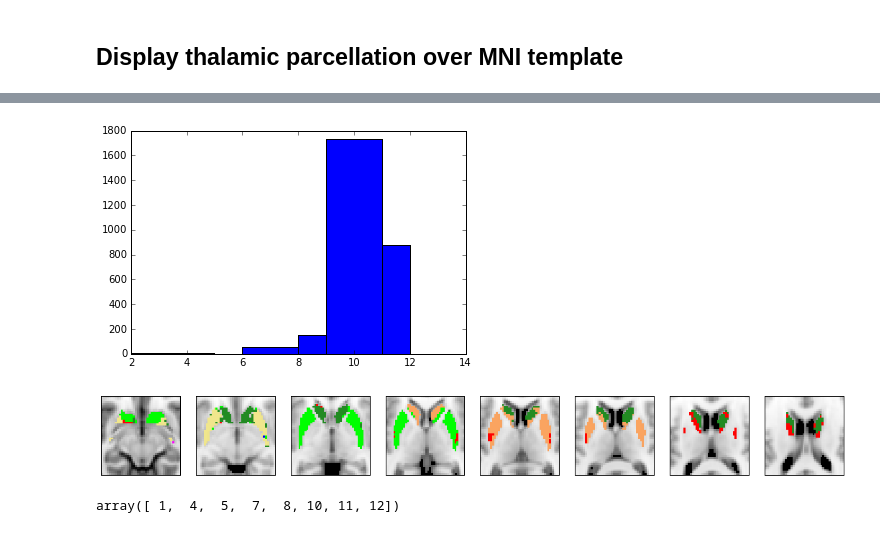
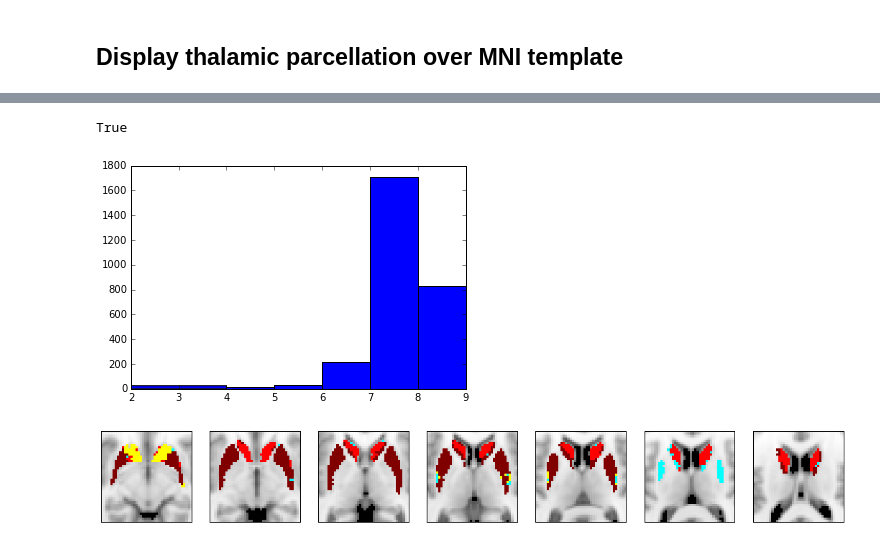
Before and after one commit to kaihwang/FuncParcel, a Jupyter notebook: Visualize Parcellation.ipynb, the cells around one changed output, grey strips where cells are left out. Saved outputs shown, nothing was run; the diff lists cells and outputs as text; code cells hidden in the pictures.

```diff
--- a/Visualize Parcellation.ipynb
+++ b/Visualize Parcellation.ipynb
@@ -16,7 +15,7 @@ path_to_adjmat = 'Data/ThalamoCorticalAveMat'
 path_to_list_of_subcorticalcortical_ROIs = 'Data/Thalamocortical_ROIs_index'
 path_to_list_of_subcortical_voxels = 'Data/Thalamic_voxel_index'
 path_to_list_of_cortical_ROIs ='Data/Cortical_ROI_index'
-path_to_Cortical_CI = 'Data/MGH_CI'
+path_to_Cortical_CI = 'Data/MGH_CIv2'
 
 #call function
 Thalamocalcortical_Targets, Thalamo_ParcelCIs = FuncParcel.parcel_subcortical_network(path_to_adjmat, \
@@ -56,9 +57,8 @@ MNI_data = MNI_data.swapaxes(0,1)
 Mask = Mask.swapaxes(0,1)
 
 # some plot setting (colormap), interplotation..
-#['red', 'aqua', 'aqua', 'blue', 'fuchsia', 'yellow', 'maroon', 'orange', 'orange', 'sandybrown', 'khaki', 'forestgreen']
-cmap = colors.ListedColormap(['red', 'aqua', 'aqua', 'blue', 'fuchsia', 'yellow', 'maroon', 'orange', 'orange', 'sandybrown', 'khaki', 'forestgreen'])
-#[[120,18,134], [70,130,180], [0,118,14], [196, 58, 250],[220, 248, 164], [230, 148, 34],[205,62,78]]
+cmap = colors.ListedColormap(['blue', 'cyan', 'purple', 'yellow', 'mediumvioletred', 'limegreen', 'maroon', 'red'])
+
 # display slice by slice
 Z_slices = range(np.min(Thalamus_voxel_coordinate[:,2]+1), np.max(Thalamus_voxel_coordinate[:,2]+1),2)
 fig = plt.figure()
@@ -67,8 +67,9 @@ for i, Z_slice in enumerate(Z_slices):
     a.set_yticks([])
     a.set_xticks([])
     plt.imshow(MNI_data[40:80, 25:65, Z_slice], cmap='gray', interpolation='nearest')
-    plt.imshow(Mask[40:80, 25:65, Z_slice], cmap=cmap, interpolation='nearest')
+    plt.imshow(Mask[40:80, 25:65, Z_slice], cmap=cmap, interpolation='none')
     plt.ylim(plt.ylim()[::-1])
 
 fig.set_size_inches(18.5,10.5)
+plt.savefig('Data/Tha_parcel.png', bbox_inches='tight')
 # %% [output]
@@ -84,12 +83,14 @@ path_to_adjmat = 'Data/StriatalCorticalAveMat'
 path_to_list_of_subcorticalcortical_ROIs = 'Data/Striatalcortical_ROIs_index'
 path_to_list_of_subcortical_voxels = 'Data/striatal_voxel_index'
 path_to_list_of_cortical_ROIs ='Data/Cortical_ROI_index'
-path_to_Cortical_CI = 'Data/MGH_CI'
+path_to_Cortical_CI = 'Data/MGH_CIv2'
 
 #call function
 Striatal_Targets, Striatal_ParcelCIs = FuncParcel.parcel_subcortical_network(path_to_adjmat, \
             path_to_list_of_subcorticalcortical_ROIs, \
             path_to_list_of_subcortical_voxels, path_to_list_of_cortical_ROIs, path_to_Cortical_CI)
+# %% [output]
+True
 # %%
 # load subcortical voxel info
 Striatal_voxel_coordinate = np.loadtxt('Data/striatal_voxel_coordinate_ijk_RPI2mm_scaled', dtype = int)
@@ -97,7 +98,7 @@ Striatal_voxel_coordinate = np.loadtxt('Data/striatal_voxel_coordinate_ijk_RPI2m
 # sort CI vector
 CIs = np.zeros(len(Striatal_voxel_coordinate))
 for i, Striatal_voxel_index in enumerate(Striatal_voxel_coordinate[:,3]):
-   CIs[i] = Striatal_ParcelCIs[Striatal_voxel_index][0]
+   CIs[i], _, = stats.mode(Striatal_ParcelCIs[Striatal_voxel_index][0:5])
 
 # show histogram of CI distribution
 CIs = CIs.astype(int)
@@ -107,39 +108,37 @@ plt.show()
 
 # show volum image
 MNI_img = nib.load('Data/MNI152_T1_2mm_brain.nii')
 MNI_data = MNI_img.get_data()
 
 # create mask for parcel
 Mask = np.zeros(MNI_data.shape)
 
 # assign CI to each subcortical voxel
 for i, CI in enumerate(CIs):
     Mask[Striatal_voxel_coordinate[i,0], Striatal_voxel_coordinate[i,1], Striatal_voxel_coordinate[i,2]] = CIs[i].astype(int)
 Mask = np.ma.masked_where(Mask == 0, Mask)
 
+
 # flip dimension to show anteiror of the brain at top
 MNI_data = MNI_data.swapaxes(0,1)
 Mask = Mask.swapaxes(0,1)
 
 # some plot setting (colormap), interplotation..
-cmap = colors.ListedColormap(['red', 'aqua', 'aqua', 'blue', 'fuchsia', 'yellow', 'maroon', 'lime', 'lime', 'sandybrown', 'khaki', 'forestgreen'])
+cmap = colors.ListedColormap(['blue', 'cyan', 'purple', 'yellow', 'mediumvioletred', 'limegreen', 'maroon', 'red'])
 
 # display slice by slice
-Z_slices = range(np.min(Striatal_voxel_coordinate[:,2]+2), np.max(Striatal_voxel_coordinate[:,2]-2),2)
+Z_slices = range(np.min(Striatal_voxel_coordinate[:,2]+3), np.max(Striatal_voxel_coordinate[:,2]-3),2)
 fig = plt.figure()
 for i, Z_slice in enumerate(Z_slices):
     a = plt.subplot(1, len(Z_slices), i+1 )
     a.set_yticks([])
     a.set_xticks([])
     plt.imshow(MNI_data[40:80, 25:65, Z_slice], cmap='gray', interpolation='nearest')
-    plt.imshow(Mask[40:80, 25:65, Z_slice], cmap=cmap, interpolation='none')
+    plt.imshow(Mask[40:80, 25:65, Z_slice], cmap=cmap, interpolation='nearest')
     plt.ylim(plt.ylim()[::-1])
 
 fig.set_size_inches(18.5,10.5)
+plt.savefig('Data/Striatal_parcel.png',bbox_inches='tight')
 # %% [output]
-[figure, old version]
+[figure, new version]
-[figure, old version]
+[figure, new version]
-# %%
-np.unique(CIs)
-# %% [output]
-array([ 1,  4,  5,  7,  8, 10, 11, 12])
```
Also changed, not shown: parts of 4 cells of this notebook.
